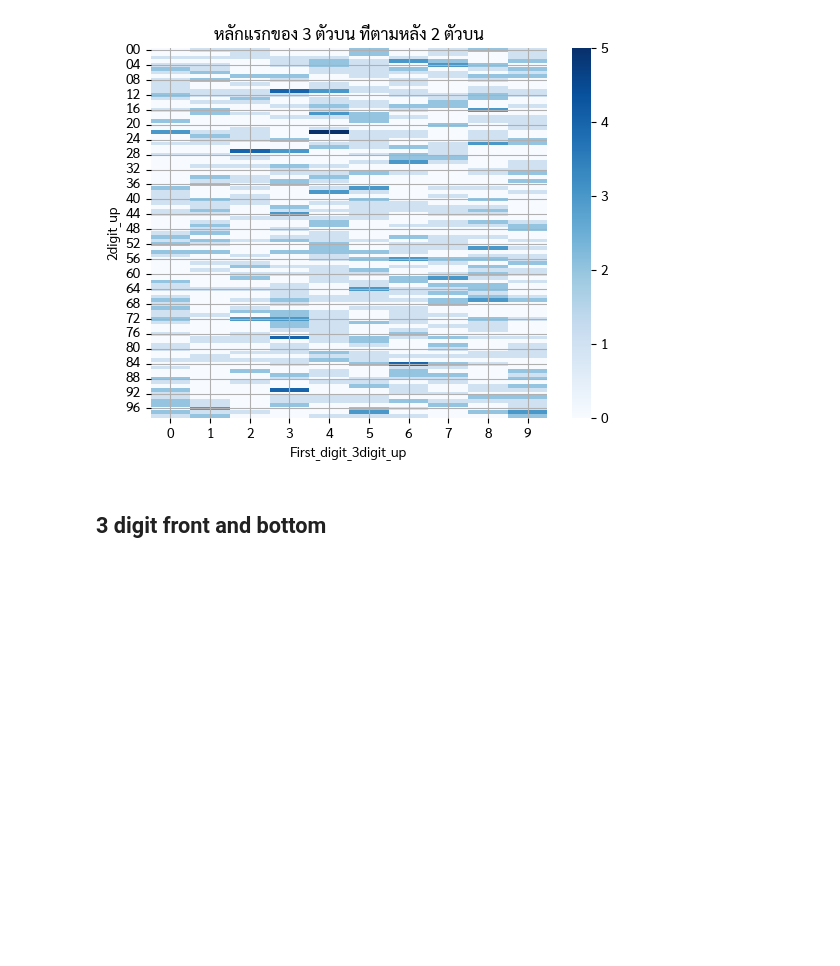
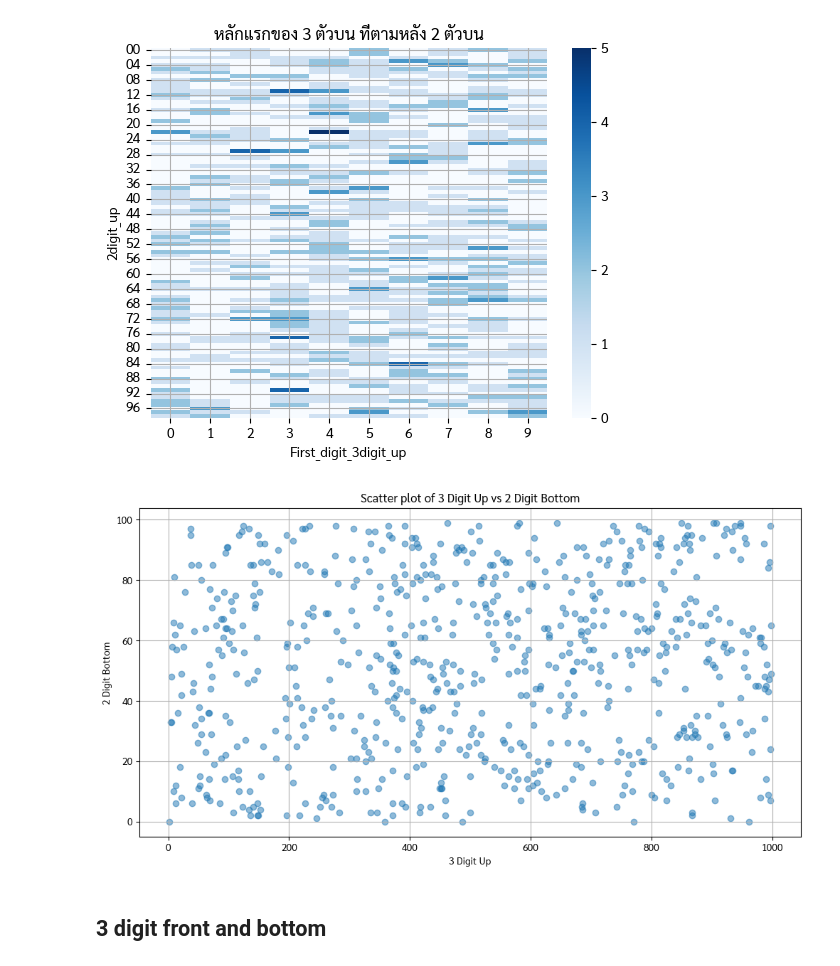
Before and after one commit to tangnatta/AUT461-Thai-Lottery-2025, a Jupyter notebook: eda.ipynb, the cells around one changed output. Drawn from its saved outputs; the diff is of its cells as text; code cells hidden in the pictures; blank space fills up the shorter version.

Commit message:
sctter plot 3digit_up and 2digit_bottom

```diff
--- a/eda.ipynb
+++ b/eda.ipynb
@@ -583,6 +583,16 @@ sns.heatmap(heatmap_data, fmt='d', cmap='Blues')
 plt.show()
 # %% [output]
 [figure]
+# %%
+plt.figure(figsize=(12, 6))
+plt.scatter(df['3digit_up'].astype(int), df['2digit_buttom'].astype(int), alpha=0.5)
+plt.title('Scatter plot of 3 Digit Up vs 2 Digit Bottom')
+plt.xlabel('3 Digit Up')
+plt.ylabel('2 Digit Bottom')
+plt.grid()
+plt.show()
+# %% [output]
+[figure, added]
 # %% [markdown]
 ## 3 digit front and bottom
 # %%
```
